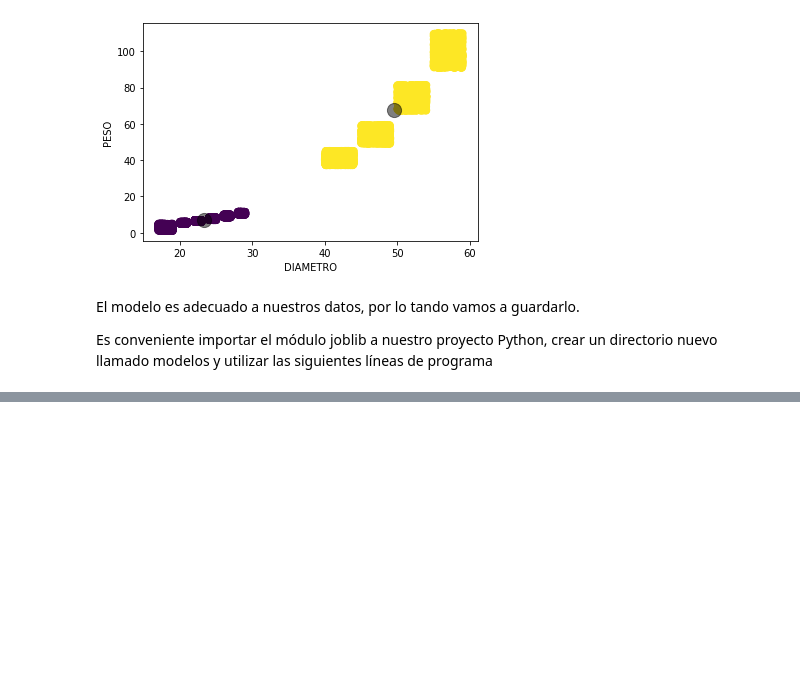
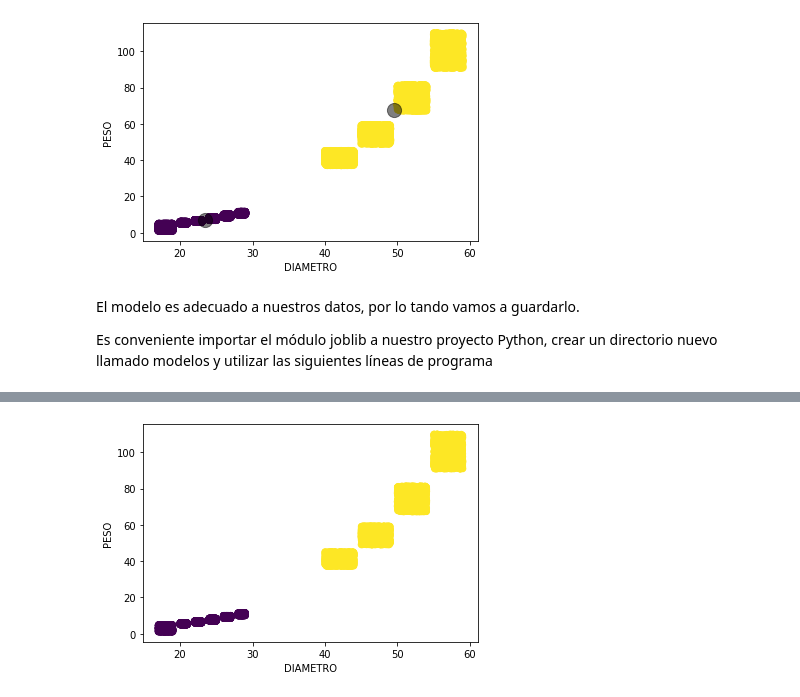
Before and after one commit to carlotamartin/Albaricoques-cerezas-y-clustering, a Jupyter notebook: codigo carlota/pruebas.ipynb, the cells around one changed output, grey strips where cells are left out. Cells and saved outputs as stored; diff of their text form; code cells hidden in the pictures; blank space fills up the shorter version.

```diff
--- a/codigo carlota/pruebas.ipynb
+++ b/codigo carlota/pruebas.ipynb
@@ -164,0 +163,21 @@ Es conveniente importar el módulo joblib a nuestro proyecto Python, crear un di
+# %%
+#---- Modelo de mezclas Gaussianas (GMM) -----------
+from sklearn import mixture
+
+#Determinación de los clústeres (encontrar 2)
+gmm = mixture.GaussianMixture(n_components=2)
+
+#Aprendizaje
+gmm.fit(frutas)
+
+#Clasificación
+clusteres = gmm.predict(frutas)
+# %%
+
+#Visualización de los clústeres
+plt.scatter(frutas.DIAMETRO, frutas.PESO, c=clusteres, s=40, cmap='viridis');
+plt.xlabel("DIAMETRO")
+plt.ylabel("PESO")
+plt.show()
+# %% [output]
+[figure, added]
```
Also changed, not shown: parts of 5 cells of this notebook, 1 other file.
